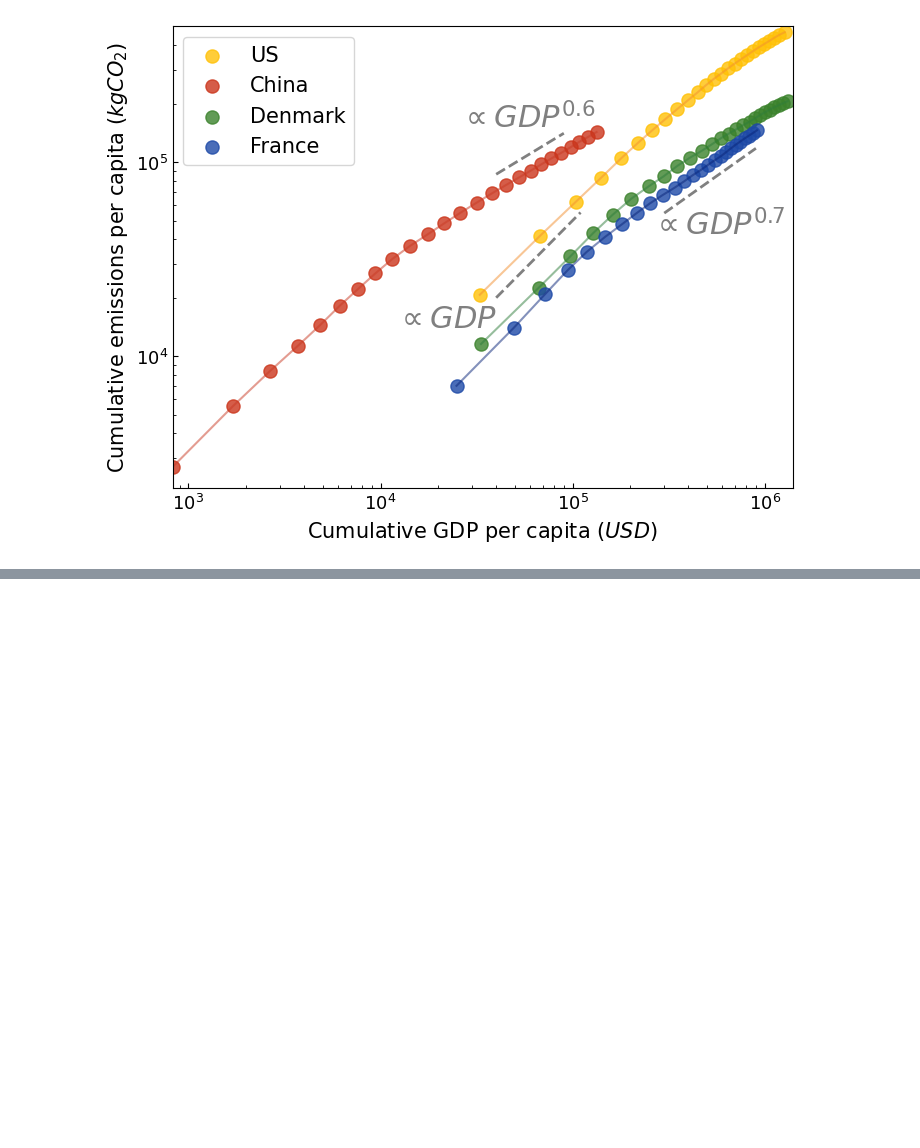
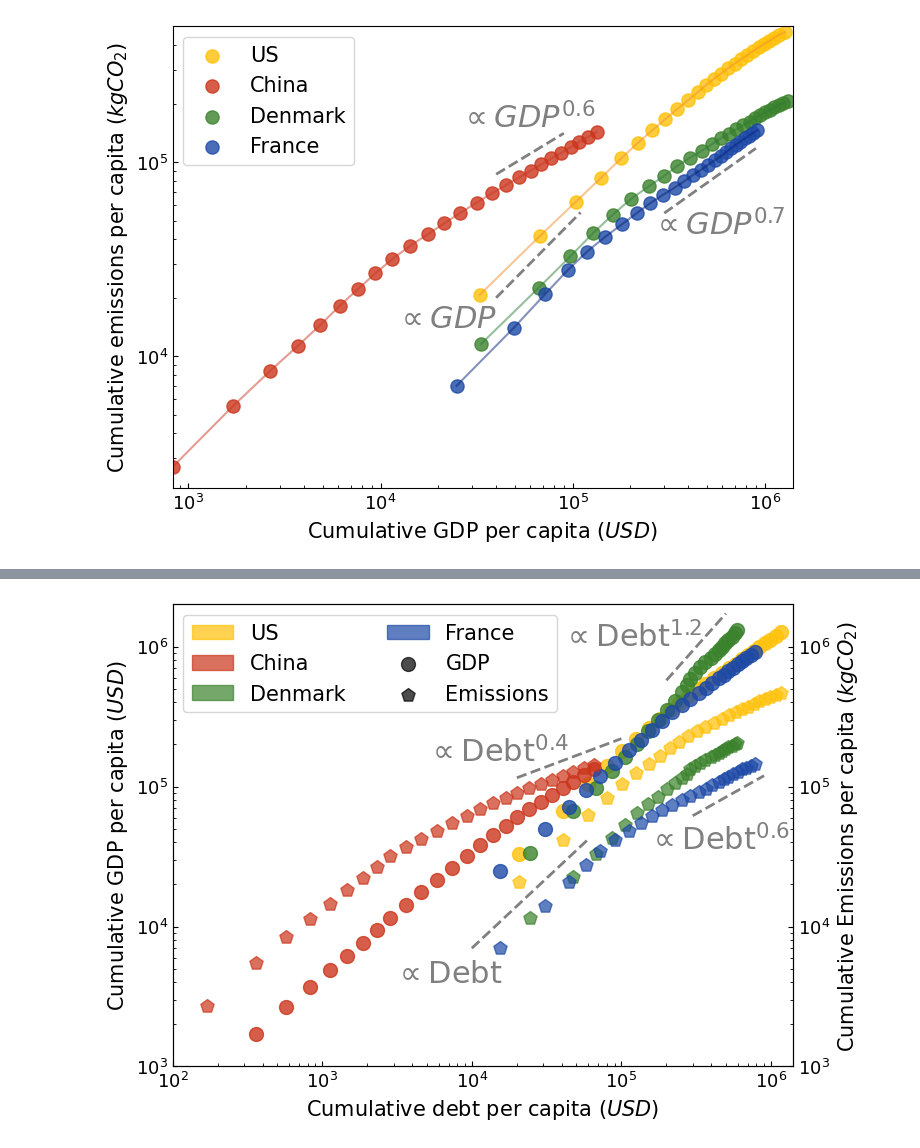
Before and after one commit to barnabeledoux/Gambling-with-carbon, a Jupyter notebook: main_countries.ipynb, the cells around one changed output, grey strips where cells are left out. Cells and saved outputs as stored; diff of their text form; code cells hidden in the pictures; blank space fills up the shorter version.

Commit message:
update added GDP vs debt

```diff
--- a/main_countries.ipynb
+++ b/main_countries.ipynb
@@ -790,3 +790,89 @@ ax1.tick_params(direction='in', which='both', labelsize=13)
 fig1.savefig(cd + '/results/cumEmissions_vs_cumGDP_all.pdf')
 # %% [output]
 [figure]
+# %%
+## Emissions vs Debt for all countries ##
+countries = ['US', 'china', 'denmark', 'france']
+
+xdata, ydata, ybisdata = 'debt', 'GDP', 'Em' #Pick the data to study among 'GDP', 'debt', 'deficit', 'Em'
+cumu = True #True to study cumulative data, False for yearly data
+logscale = True
+doubleyaxis = True
+
+duration = 25 #Duration in years
+fig1 = plt.figure()
+ax1 = fig1.add_subplot(111)
+if doubleyaxis:
+    ax2 = ax1.twinx()
+    ax2.yaxis.tick_right()
+    ax2.yaxis.set_tick_params(direction='in', which='both')
+clist = carr[:13].copy()
+clist = [(0, clist[0]), (0.05, clist[1]), (0.1, clist[2]), (0.2, clist[3]), (0.32, clist[4]), (0.4, clist[5]), (0.5, clist[6]), (0.6, clist[7]), (0.65, clist[8]), (0.7, clist[9]), (0.75, clist[10]), (0.82, clist[11]), (1., clist[12])] #[(i*1/11., clist[i]) for i in range(len(clist))]
+cmapphase = LinearSegmentedColormap.from_list('cmap', clist) #Create the colormap
+for n, country in enumerate(countries):
+    xperyear = np.load(cd + ('/data/'+xdata+'percapita_'+country+'.npy' if xdata != 'Em' else '/data/Emperyearlist_'+country+'.npy')) #x axis per year per capita data
+    yperyear = np.load(cd + ('/data/'+ydata+'percapita_'+country+'.npy' if ydata != 'Em' else '/data/Emperyearlist_'+country+'.npy')) #y axis per year per capita data
+    ybisperyear = np.load(cd + ('/data/'+ybisdata+'percapita_'+country+'.npy' if ybisdata != 'Em' else '/data/Emperyearlist_'+country+'.npy')) #y axis per year per capita data
+    tflist=np.array(range(duration)) #Time frame list, from 0 to duration-1
+    firstyear = 1960 + GDPpercapitalist.size-duration #Starting year for the study
+
+    # Rescale all lists to have the same size
+    xperyear = xperyear[-duration:]
+    yperyear = yperyear[-duration:]
+    ybisperyear = ybisperyear[-duration:]
+    if cumu:
+        datax = np.array([sum(xperyear[:i+1]) for i in range(len(xperyear))]) #x axis list
+        datay = np.array([sum(yperyear[:i+1]) for i in range(len(yperyear))]) #y axis list
+        dataybis = np.array([sum(ybisperyear[:i+1]) for i in range(len(ybisperyear))]) #y bis axis list
+        #ax1.plot(datax, datay, lw = 1.5, alpha = 0.5, ls='-', c=cmapphase(n/4+0.05)) #Plot data
+        ax1.scatter(datax, datay, marker = 'o', s=100, alpha = 0.8, c=cmapphase(n/4))
+        if doubleyaxis:
+            #ax2.plot(datax, dataybis, lw = 2.2, alpha = 0.7, ls='-', c=cmapphase(n/4+0.05)) #Plot data
+            ax2.scatter(datax, dataybis, marker = 'p', s=100, alpha = 0.7, c=cmapphase(n/4))
+    else:
+        #ax1.plot(xperyear, yperyear, lw = 1.5, alpha = 0.5, ls='-', c=cmapphase(n/4+0.05)) #Plot data
+        ax1.scatter(xperyear, yperyear, marker = 'o', s=100, alpha = 0.8, c=cmapphase(n/4))
+        if doubleyaxis:
+            #ax2.plot(xperyear, ybisperyear, lw = 2.2, alpha = 0.7, ls='-', c=cmapphase(n/4+0.05)) #Plot data
+            ax2.scatter(xperyear, ybisperyear, marker = 'p', s=100, alpha = 0.7, c=cmapphase(n/4))
+
+    ax1.fill_between([0,0], [0,0], [0,0], alpha = 0.7, color=cmapphase(n/4), label= 'US' if country == 'US' else str.upper(country[0]) + country[1:]) #Plot standard deviation
+if doubleyaxis:
+    ax1.scatter(0, 0, marker = 'o', s=100, alpha = 0.7, c='black', label = (ydata if ydata != 'Em' else 'Emissions'))
+    ax1.scatter(0, 0, marker = 'p', s=100, alpha = 0.7, c='black', label = (ybisdata if ybisdata != 'Em' else 'Emissions'))
+
+ax1.plot(np.logspace(np.log10(1E4),np.log10(6.E4), 100), 0.7*np.logspace(np.log10(1E4),np.log10(6.E4), 100), lw=2., ls='--', c='gray')
+ax1.plot(np.logspace(np.log10(3E5),np.log10(9E5), 100), 3.2E1*np.logspace(np.log10(3E5),np.log10(9E5), 100)**0.6, lw=2., ls='--', c='gray')
+ax1.plot(np.logspace(np.log10(2E4),np.log10(1E5), 100), 2.2E3*np.logspace(np.log10(2E4),np.log10(1E5), 100)**0.4, lw=2., ls='--', c='gray')
+ax1.plot(np.logspace(np.log10(2E5),np.log10(5E5), 100), 0.25*np.logspace(np.log10(2E5),np.log10(5E5), 100)**1.2, lw=2., ls='--', c='gray')
+
+ax1.text(3E3, 4E3, r'$\propto $' + str.upper(xdata[0]) + xdata[1:], fontsize=22, color='gray')
+ax1.text(1.5E5, 3.5E4, r'$\propto$' + str.upper(xdata[0]) + xdata[1:] + r'$^{0.6}$', fontsize=22, color='gray')
+ax1.text(5.E3, 1.5E5, r'$\propto$' + str.upper(xdata[0]) + xdata[1:] + r'$^{0.4}$', fontsize=22, color='gray')
+ax1.text(4.E4, 1.E6, r'$\propto$' + str.upper(xdata[0]) + xdata[1:] + r'$^{1.2}$', fontsize=22, color='gray')
+
+if cumu:
+    ax1.set_xlabel(r'Cumulative '+(xdata if xdata != 'Em' else 'Emissions')+r' per capita ' + (r'($USD$)' if xdata != 'Em' else r'($kgCO_2$)'), fontsize=15) #($USD$), ($kgCO_2$)
+    ax1.set_ylabel(r'Cumulative '+(ydata if ydata != 'Em' else 'Emissions')+r' per capita ' + (r'($USD$)' if ydata != 'Em' else r'($kgCO_2$)'), fontsize=15) #($USD$), ($kgCO_2$)
+    if doubleyaxis:
+        ax2.set_ylabel(r'Cumulative '+(ybisdata if ybisdata != 'Em' else 'Emissions')+r' per capita ' + (r'($USD$)' if ybisdata != 'Em' else r'($kgCO_2$)'), fontsize=15)
+else:
+    ax1.set_xlabel((xdata if xdata != 'Em' else 'Emissions')+r' per capita ' + (r'($USD$)' if xdata != 'Em' else r'($kgCO_2$)'), fontsize=15) #($USD$), ($kgCO_2$)
+    ax1.set_ylabel((ydata if ydata != 'Em' else 'Emissions')+r' per capita ' + (r'($USD$)' if ydata != 'Em' else r'($kgCO_2$)'), fontsize=15) #($USD$), ($kgCO_2$)
+    if doubleyaxis:
+        ax2.set_ylabel((ybisdata if ybisdata != 'Em' else 'Emissions')+r' per capita ' + (r'($USD$)' if ybisdata != 'Em' else r'($kgCO_2$)'), fontsize=15)
+ax1.margins(x=0)
+if logscale:
+    ax1.set_xscale('log')
+    ax1.set_yscale('log')
+    ax2.set_xscale('log')
+    ax2.set_yscale('log')
+ax1.set_xlim(1E2,1.4E6)
+ax1.set_ylim(1E3,2E6)
+ax2.set_ylim(1E3,2E6)
+fig1.set_size_inches(8,6)
+ax1.tick_params(direction='in', which='both', labelsize=13)
+ax2.tick_params(direction='in', which='both', labelsize=13)
+ax1.legend(fontsize=15, loc='best', ncol=2 if doubleyaxis else 1)
+fig1.savefig(cd + '/results/cum'+ydata+'_cum'+ybisdata+'_vs_cum'+xdata+'_all.pdf')
+# %% [output]
@@ -792,0 +880 @@ fig1.savefig(cd + '/results/cumEmissions_vs_cumGDP_all.pdf')
+[figure, added]
```
Also changed, not shown: parts of 1 cell of this notebook.
